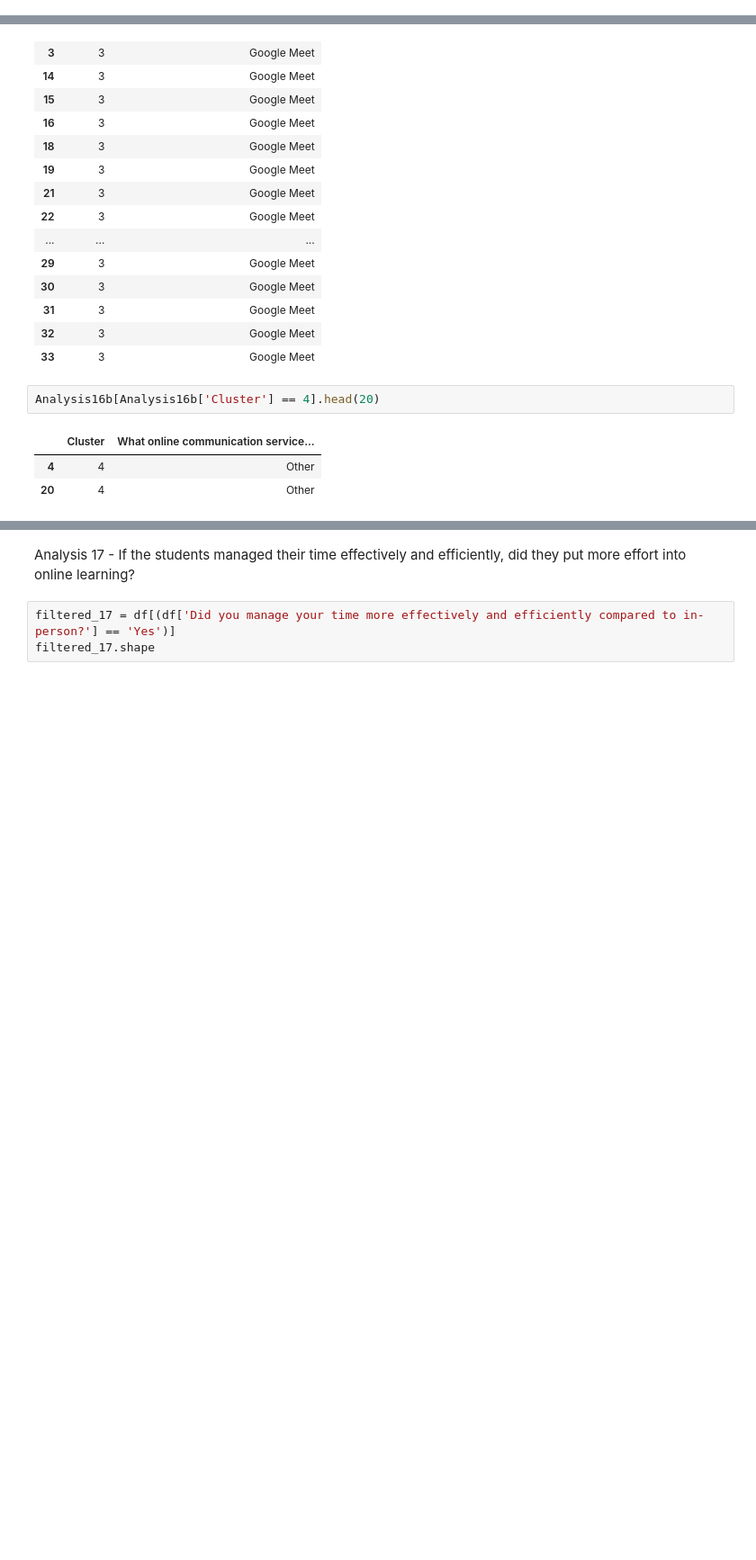
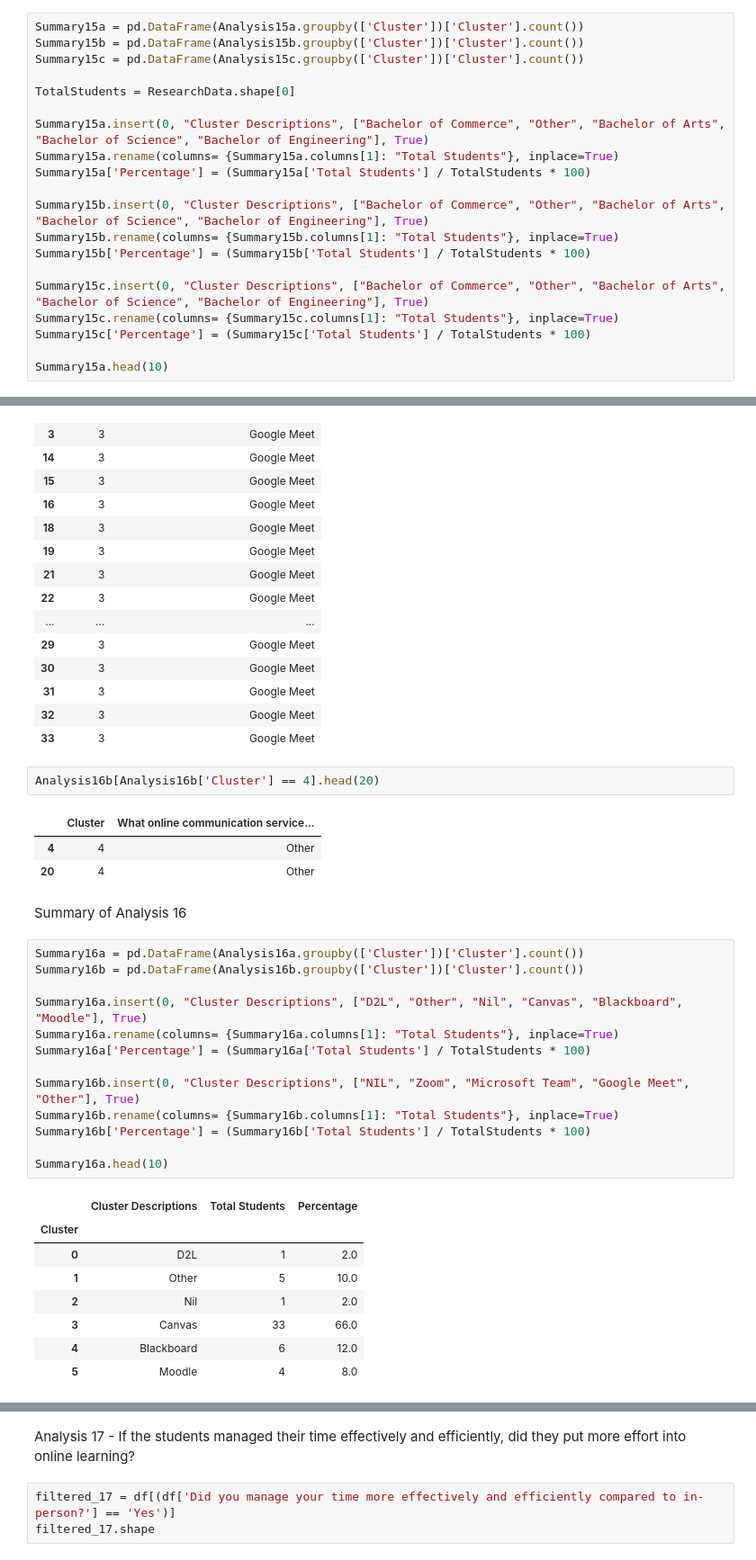
Before and after one commit to abdulbhutta/Summer-Research-2022, a Jupyter notebook: DataAnalysis.ipynb, the cells around one changed output, grey strips where cells are left out. Shown: that part at 90% size. Cells and saved outputs as stored; diff of their text form; blank space fills up the shorter version.

```diff
--- a/DataAnalysis.ipynb
+++ b/DataAnalysis.ipynb
@@ -1576,0 +1677,20 @@ Analysis15c[Analysis15c['Cluster'] == 4].head(20)
+# %%
+Summary15a = pd.DataFrame(Analysis15a.groupby(['Cluster'])['Cluster'].count())
+Summary15b = pd.DataFrame(Analysis15b.groupby(['Cluster'])['Cluster'].count())
+Summary15c = pd.DataFrame(Analysis15c.groupby(['Cluster'])['Cluster'].count())
+
+TotalStudents = ResearchData.shape[0]
+
+Summary15a.insert(0, "Cluster Descriptions", ["Bachelor of Commerce", "Other", "Bachelor of Arts", "Bachelor of Science", "Bachelor of Engineering"], True)
+Summary15a.rename(columns= {Summary15a.columns[1]: "Total Students"}, inplace=True)
+Summary15a['Percentage'] = (Summary15a['Total Students'] / TotalStudents * 100)
+
+Summary15b.insert(0, "Cluster Descriptions", ["Bachelor of Commerce", "Other", "Bachelor of Arts", "Bachelor of Science", "Bachelor of Engineering"], True)
+Summary15b.rename(columns= {Summary15b.columns[1]: "Total Students"}, inplace=True)
+Summary15b['Percentage'] = (Summary15b['Total Students'] / TotalStudents * 100)
+
+Summary15c.insert(0, "Cluster Descriptions", ["Bachelor of Commerce", "Other", "Bachelor of Arts", "Bachelor of Science", "Bachelor of Engineering"], True)
+Summary15c.rename(columns= {Summary15c.columns[1]: "Total Students"}, inplace=True)
+Summary15c['Percentage'] = (Summary15c['Total Students'] / TotalStudents * 100)
+
+Summary15a.head(10)
@@ -1736,3 +1884,27 @@ Analysis16b[Analysis16b['Cluster'] == 4].head(20)
 |  | Cluster | What online communication service... |
 | 4 | 4 | Other |
 | 20 | 4 | Other |
+# %% [markdown]
+Summary of Analysis 16
+# %%
+Summary16a = pd.DataFrame(Analysis16a.groupby(['Cluster'])['Cluster'].count())
+Summary16b = pd.DataFrame(Analysis16b.groupby(['Cluster'])['Cluster'].count())
+
+Summary16a.insert(0, "Cluster Descriptions", ["D2L", "Other", "Nil", "Canvas", "Blackboard", "Moodle"], True)
+Summary16a.rename(columns= {Summary16a.columns[1]: "Total Students"}, inplace=True)
+Summary16a['Percentage'] = (Summary16a['Total Students'] / TotalStudents * 100)
+
+Summary16b.insert(0, "Cluster Descriptions", ["NIL", "Zoom", "Microsoft Team", "Google Meet", "Other"], True)
+Summary16b.rename(columns= {Summary16b.columns[1]: "Total Students"}, inplace=True)
+Summary16b['Percentage'] = (Summary16b['Total Students'] / TotalStudents * 100)
+
+Summary16a.head(10)
+# %% [output]
+|  | Cluster Descriptions | Total Students | Percentage |
+| Cluster |  |  |  |
+| 0 | D2L | 1 | 2.0 |
+| 1 | Other | 5 | 10.0 |
+| 2 | Nil | 1 | 2.0 |
+| 3 | Canvas | 33 | 66.0 |
+| 4 | Blackboard | 6 | 12.0 |
+| 5 | Moodle | 4 | 8.0 |
```
Also changed, not shown: parts of 26 cells of this notebook, 2 other files.
